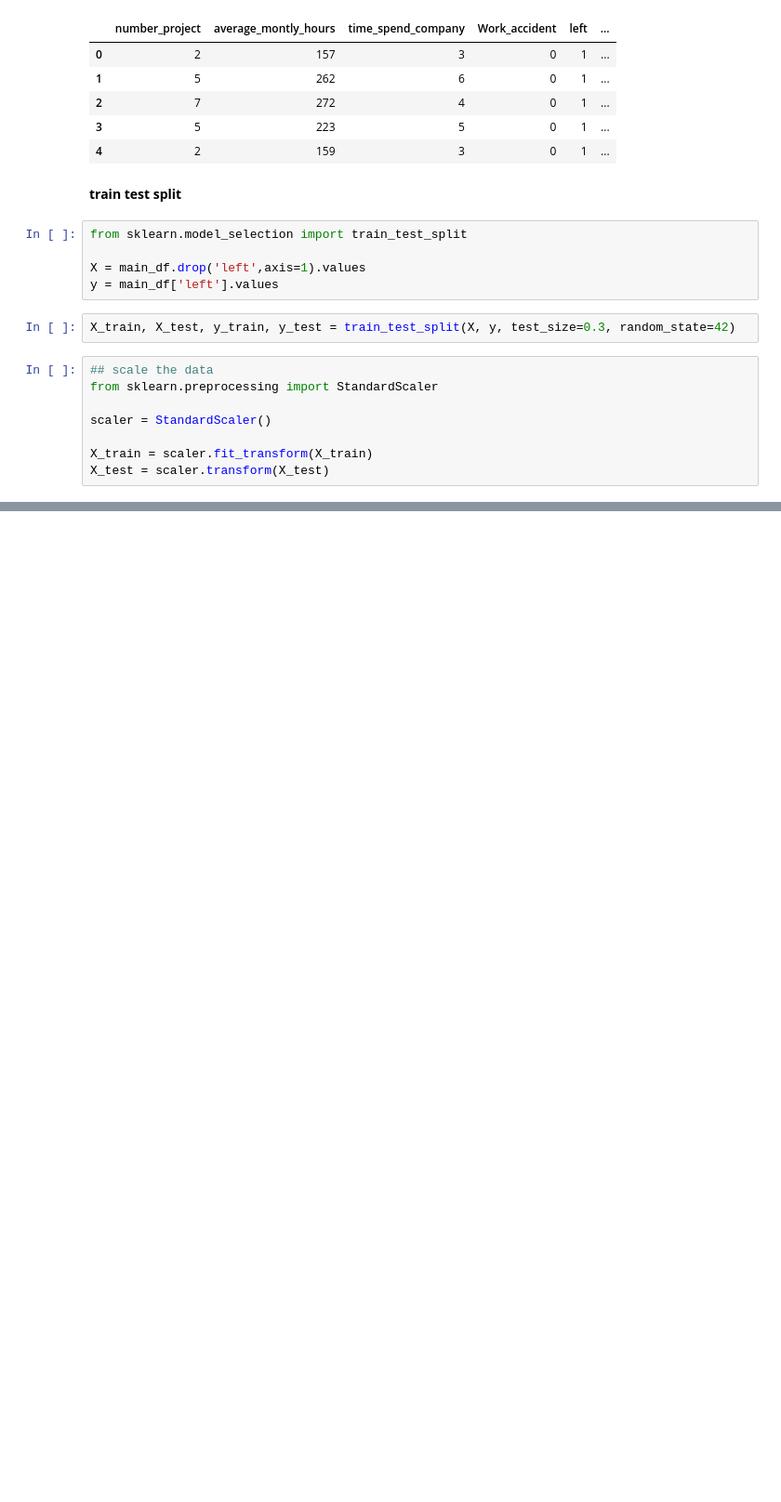
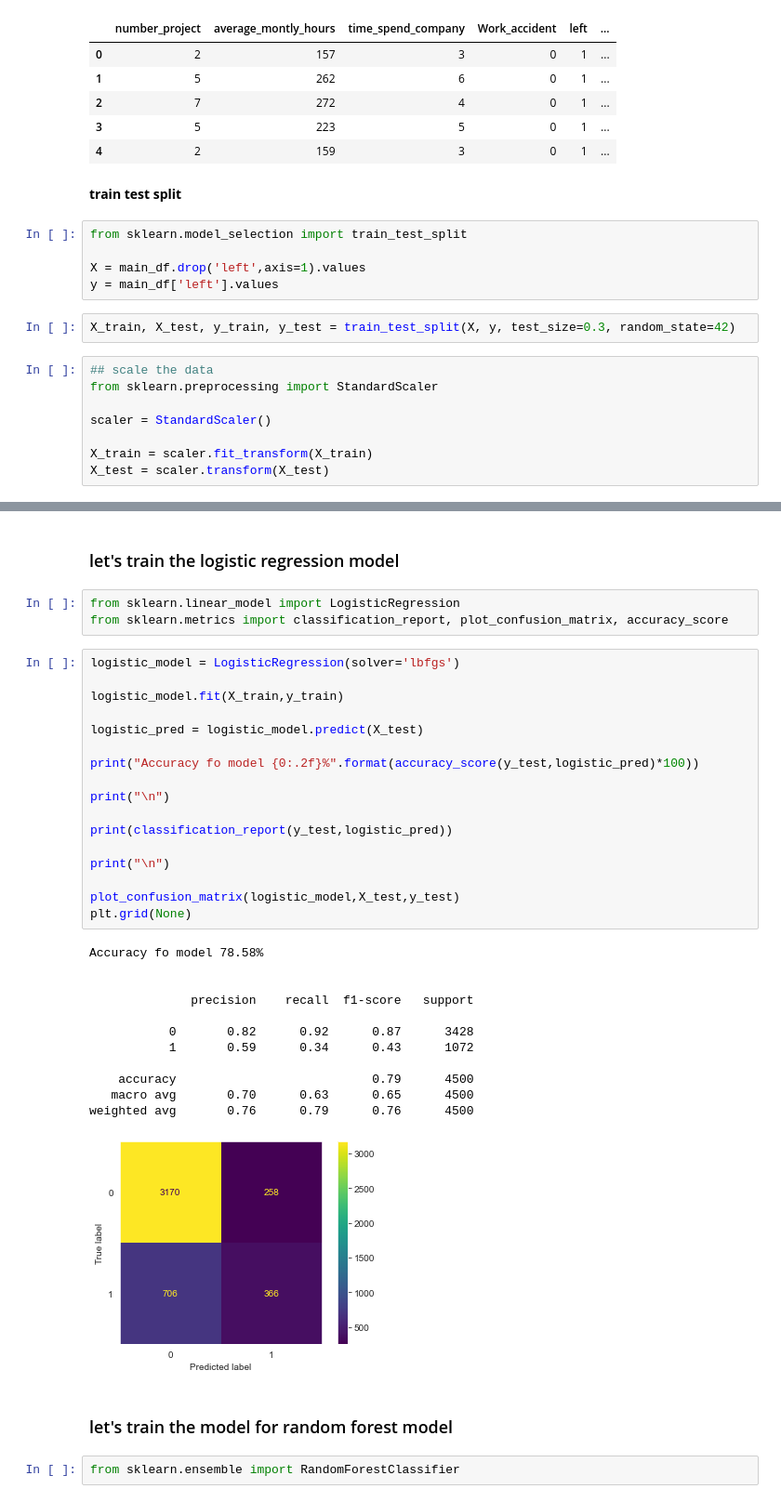
Before and after one commit to mattyjr007/Data-Science-Portfolio, a Jupyter notebook: Human Resource retention/Human resource retention.ipynb, the cells around one changed output, grey strips where cells are left out. Shown at 93% size. Drawn from its saved outputs; the diff is of its cells as text; blank space fills up the shorter version.

```diff
--- a/Human Resource retention/Human resource retention.ipynb
+++ b/Human Resource retention/Human resource retention.ipynb
@@ -216,3 +216,42 @@ pd.DataFrame(X_train).head()
 | 2 | -1.458448 | -0.940732 | -0.343557 | -0.413022 | -0.148657 | -0.898683 | -1.381375 | -0.233765 | -0.232629 | -0.222206 | -0.218403 | ... |
 | 3 | 0.159755 | -1.381761 | 0.340625 | -0.413022 | -0.148657 | 1.189488 | -0.213024 | -0.233765 | -0.232629 | -0.222206 | -0.218403 | ... |
 | 4 | 0.968857 | 1.244370 | 1.024807 | -0.413022 | -0.148657 | 0.828074 | 1.481084 | -0.233765 | -0.232629 | -0.222206 | -0.218403 | ... |
+# %% [markdown]
+### let's train the logistic regression model
+# %%
+from sklearn.linear_model import LogisticRegression
+from sklearn.metrics import classification_report, plot_confusion_matrix, accuracy_score
+# %%
+logistic_model = LogisticRegression(solver='lbfgs')
+
+logistic_model.fit(X_train,y_train)
+
+logistic_pred = logistic_model.predict(X_test)
+
+print("Accuracy fo model {0:.2f}%".format(accuracy_score(y_test,logistic_pred)*100))
+
+print("\n")
+
+print(classification_report(y_test,logistic_pred))
+
+print("\n")
+
+plot_confusion_matrix(logistic_model,X_test,y_test)
+plt.grid(None)
+# %% [output]
+Accuracy fo model 78.58%
+
+
+              precision    recall  f1-score   support
+
+           0       0.82      0.92      0.87      3428
+           1       0.59      0.34      0.43      1072
+
+    accuracy                           0.79      4500
+   macro avg       0.70      0.63      0.65      4500
+weighted avg       0.76      0.79      0.76      4500
+[figure, added]
+# %% [markdown]
+### let's train the model for random forest model
+# %%
+from sklearn.ensemble import RandomForestClassifier
```
Also changed, not shown: parts of 8 cells of this notebook.
